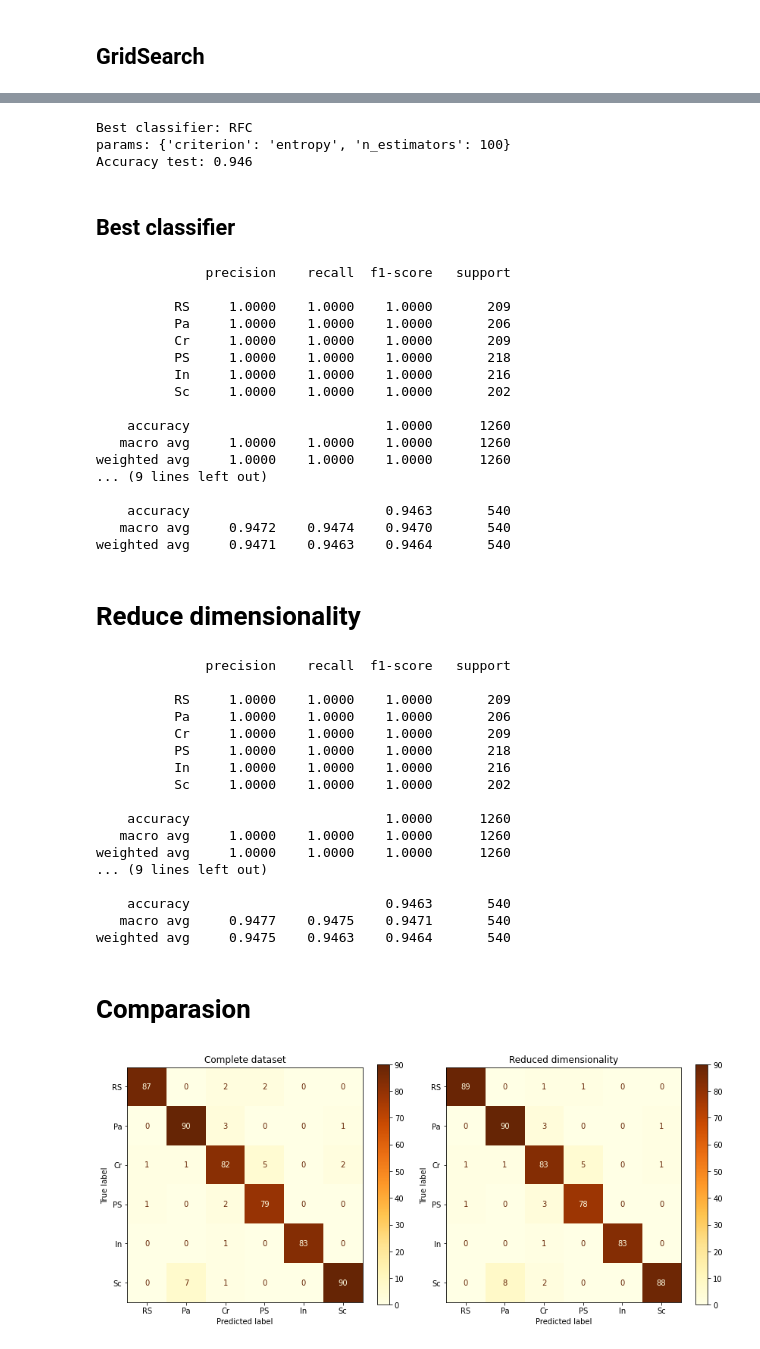
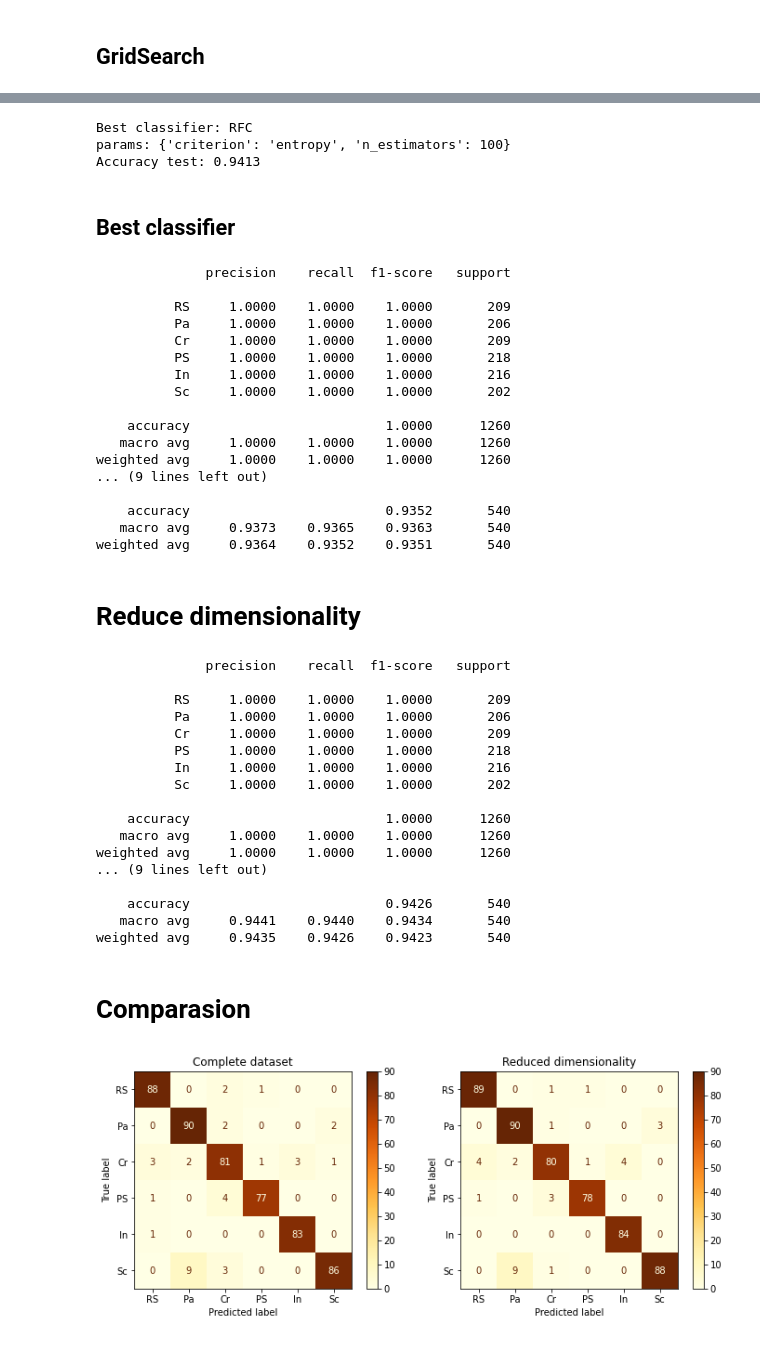
Before and after one commit to ULE-Informatica/NEU_surface_classification, a Jupyter notebook: test.ipynb, the cells around one changed output, grey strips where cells are left out. Cells and saved outputs as stored; diff of their text form; code cells hidden in the pictures.

Commit message:
Update charts

```diff
--- a/test.ipynb
+++ b/test.ipynb
@@ -66,15 +63,15 @@ def process(id):
     data = {'image': files[id], 'type':name_file[0]}
     img = process_image(files[id])
     #CoMatrix
-    g = greycomatrix(img, [1], [0, np.pi/2])
+    g = greycomatrix(img, [3], [0, np.pi/2])
     for prop in props:
         propperty = greycoprops(g, prop)
-        data[prop+'_prop'] = propperty[0][0]
-        data[prop+'_angle'] = propperty[0][1]
+        data[prop+'_prop1'] = propperty[0][0]
+        data[prop+'_prop2'] = propperty[0][1]
     return data
 
 
-df = pd.DataFrame(columns=['image', 'type']+ [prop+'_prop' for prop in props] + [prop+'_angle' for prop in props])
+df = pd.DataFrame(columns=['image', 'type']+ [prop+'_prop1' for prop in props] + [prop+'_prop2' for prop in props])
 for i in range(0,len(files)):
     data = process(i)
     df = df.append(data, ignore_index=True)
@@ -103,15 +105,11 @@ plt.show()
 # %% [markdown]
 ## Prepare data
 # %%
-X_values = df[[prop+'_prop' for prop in props] + [prop+'_angle' for prop in props]]
+X_values = df[[prop+'_prop1' for prop in props] + [prop+'_prop2' for prop in props]]
 y_values = df[['type']]
 le = preprocessing.LabelEncoder()
 le.fit(types)
 y_values = le.transform(y_values.values.ravel())
-"""
-min_max_scaler = preprocessing.StandardScaler()
-X_values_minmax = min_max_scaler.fit_transform(X_values)
-"""
 X_train, X_test, y_train, y_test = train_test_split(X_values, y_values.ravel(), test_size=0.3, random_state=seed)
 # %% [markdown]
 ## GridSearch
@@ -133,10 +131,10 @@ clfs = [
         LogisticRegression(n_jobs=-1, random_state=seed)
         ]
 params = {
-            models[0]:{'n_estimators':range(50,150,50)},
-            models[1]:{'n_estimators':range(50,150,50), 'max_depth':range(5,9,2)},
-            models[2]:{'n_estimators':range(50,150,50), 'criterion':['gini', 'entropy']},
-            models[3]:{'n_neighbors':[6], 'weights':['distance', 'uniform'],'leaf_size':range(5,30,5)},
+            models[0]: {'n_estimators':range(100,150,50)},
+            models[1]: {'n_estimators':range(100,150,50), 'max_depth':range(5,9,2)},
+            models[2]: {'criterion':['entropy'], 'n_estimators':range(100,150,50)},
+            models[3]: {'n_neighbors':[6], 'weights':['distance', 'uniform'],'leaf_size':range(5,30,5)},
             models[4]: {'C':range(1,15,5), 'kernel':['rbf', 'linear']},
             models[5]: {'multi_class':['multinomial'], 'penalty': ['l1', 'l2', 'elasticnet'], 'solver': ['newton-cg', 'lbfgs', 'liblinear']}
          }
@@ -169,7 +167,7 @@ print('Accuracy test: '+str(results.loc[0,'Accuracy']))
 # %% [output]
 Best classifier: RFC
 params: {'criterion': 'entropy', 'n_estimators': 100}
-Accuracy test: 0.946
+Accuracy test: 0.9413
 # %% [markdown]
 ## Best classifier
 # %%
@@ -194,17 +192,17 @@ print(classification_report(y_test,y_predict, target_names=types, digits=4))
 weighted avg     1.0000    1.0000    1.0000      1260
 ... (9 lines left out)
 
-    accuracy                         0.9463       540
-   macro avg     0.9472    0.9474    0.9470       540
-weighted avg     0.9471    0.9463    0.9464       540
+    accuracy                         0.9352       540
+   macro avg     0.9373    0.9365    0.9363       540
+weighted avg     0.9364    0.9352    0.9351       540
 # %% [markdown]
 # Reduce dimensionality
 # %%
-# dissimilarity and contrast (angle and prop) --> High correlation --> Remove dissimilarity (angle y prop)
-# energy and ASM (angle and prop) --> High correlation --> Remove energy (angle y prop)
-props_prop = ['contrast', 'homogeneity', 'correlation', 'ASM']
-props_angle = ['contrast', 'homogeneity', 'correlation', 'ASM']
-X_values_reduced = df[[prop+'_prop' for prop in props_prop] + [prop+'_angle' for prop in props_angle]]
+# High correlation
+# dissimilarity, homogeneity, energy and ASM (prop1 and prop2) --> dissimilarity, homogeneity, energy and ASM (prop2)
+props_prop1 = ['contrast', 'dissimilarity', 'homogeneity', 'energy', 'ASM', 'correlation']
+props_prop2 = ['contrast', 'correlation']
+X_values_reduced = df[[prop+'_prop1' for prop in props_prop1] + [prop+'_prop2' for prop in props_prop2]]
 y_values_reduced = df[['type']]
 le = preprocessing.LabelEncoder()
 le.fit(types)
@@ -232,19 +230,19 @@ print(classification_report(y_test_reduced,y_predict_reduced, target_names=types
 weighted avg     1.0000    1.0000    1.0000      1260
 ... (9 lines left out)
 
-    accuracy                         0.9463       540
-   macro avg     0.9477    0.9475    0.9471       540
-weighted avg     0.9475    0.9463    0.9464       540
+    accuracy                         0.9426       540
+   macro avg     0.9441    0.9440    0.9434       540
+weighted avg     0.9435    0.9426    0.9423       540
 # %% [markdown]
 # Comparasion
 # %%
-fig, axes = plt.subplots(nrows=1, ncols=2, figsize=(12,5))
+fig, axes = plt.subplots(nrows=1, ncols=2, figsize=(10,4))
 plot_confusion_matrix(model,X_test, y_test,ax=axes[0], cmap='YlOrBr',display_labels=types)
 axes[0].title.set_text('Complete dataset')
-plot_confusion_matrix(model_reduced,X_test_reduced, y_test_reduced,ax=axes[1], cmap='YlOrBr',display_labels=types)
+plot_confusion_matrix(model_reduced,X_test_reduced, y_test_reduced,ax=axes[1], cmap='YlOrBr',display_labels=types )
 axes[1].title.set_text('Reduced dimensionality')
 plt.tight_layout()
 plt.savefig('img_confusion_matriz.jpg', dpi=200, bbox_inches='tight', pad_inches=0)
 plt.show()
 # %% [output]
-[figure, old version]
+[figure, new version]
```
Also changed, not shown: parts of 5 cells of this notebook, 4 other files.
